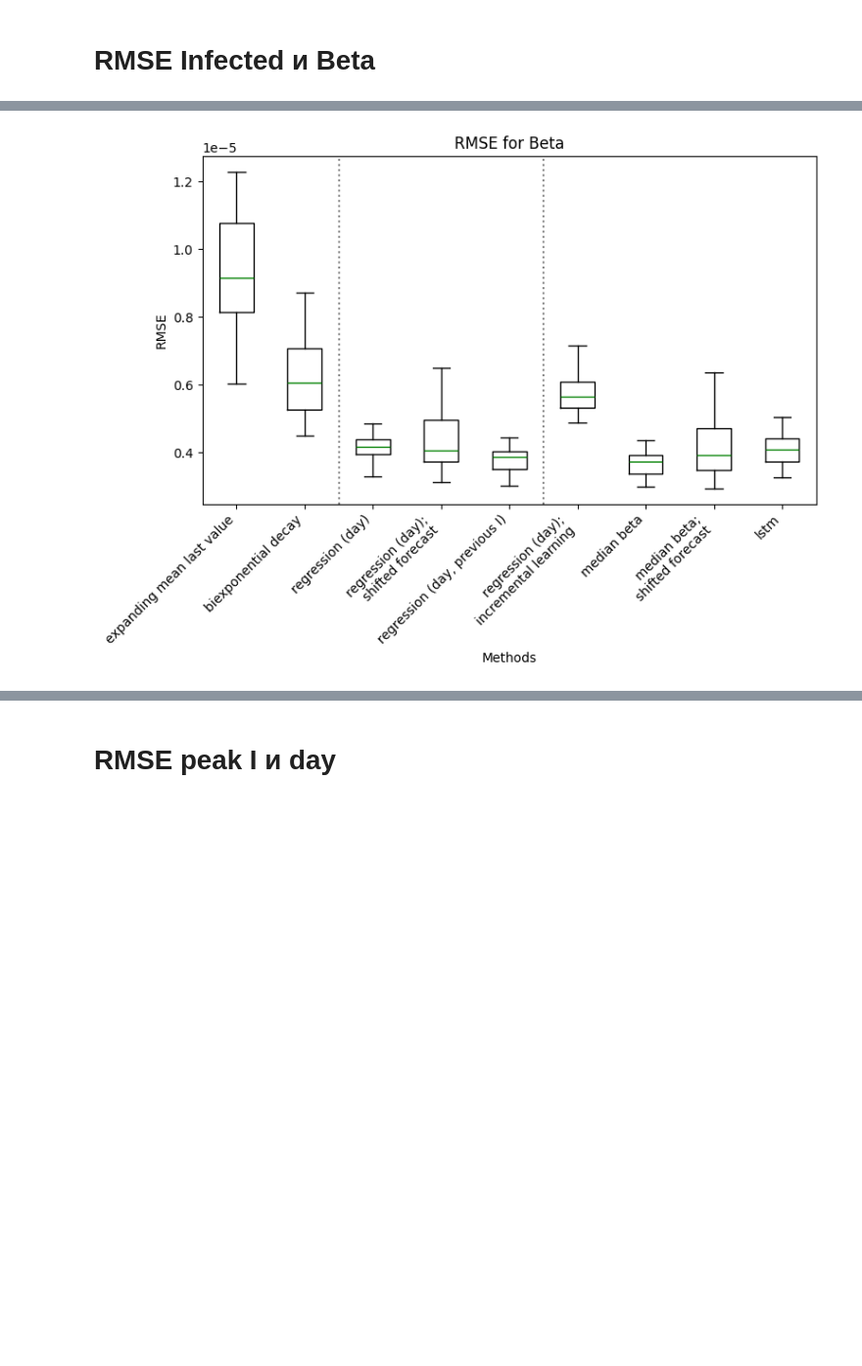
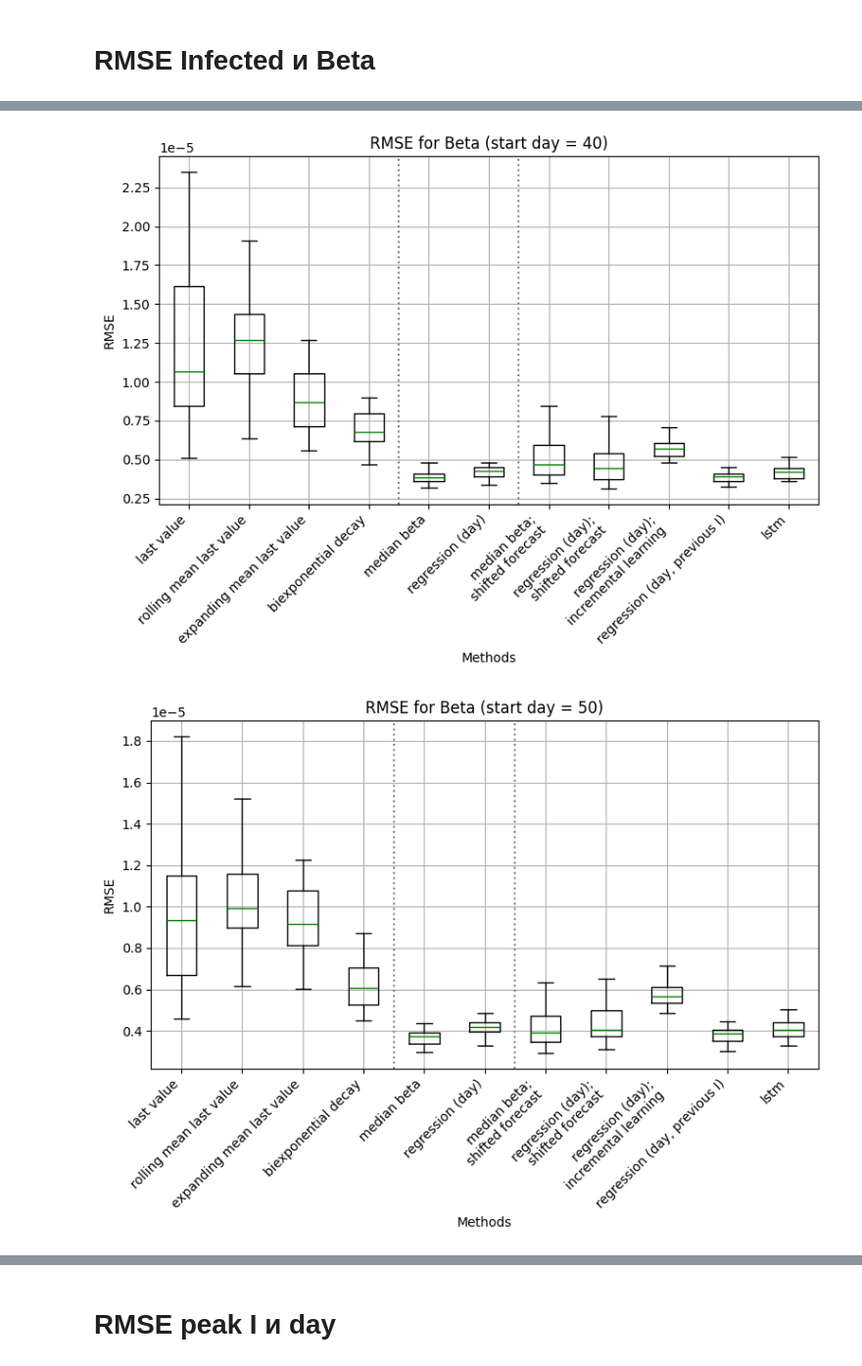
Before and after one commit to vnleonenko/Network_hybrid, a Jupyter notebook: plot_methods.ipynb, the cells around one changed output, grey strips where cells are left out. Shown at 98% size. Cells and saved outputs as stored; diff of their text form; code cells hidden in the pictures; blank space fills up the shorter version.

```diff
--- a/plot_methods.ipynb
+++ b/plot_methods.ipynb
@@ -749,30 +769,29 @@ plt.show()
 # %%
-# Загрузка данных из CSV
-rmse_df = pd.read_csv('rmse_Beta_results.csv')
+for day in days:
+    # Загрузка данных из CSV
+    rmse_df = pd.read_csv(f'RMSE/rmse_Beta_results_{day}_start.csv')
 
-# changing order and dropping expanding mean
-rmse_df = rmse_df[methods]
+    # Создание боксплота
+    plt.figure(figsize=(8,6))  # Установка размера графика
+    box = plt.boxplot(rmse_df, showfliers=False, medianprops=dict(color='green'))
 
-# Создание боксплота
-plt.figure(figsize=(8,6))  # Установка размера графика
-box = plt.boxplot(rmse_df, showfliers=False, medianprops=dict(color='green'))
+    # Настройка заголовка и меток
+    plt.title(f'RMSE for Beta (start day = {day})')
+    plt.xlabel('Methods')
+    plt.ylabel('RMSE')
 
+    # Поворот меток по оси X для лучшей читаемости
+    plt.xticks(ticks=np.arange(1, rmse_df.shape[1]+1),
+            labels=methods, rotation=45, ha='right')
 
-# Настройка заголовка и меток
-plt.title('RMSE for Beta')
-plt.xlabel('Methods')
-plt.ylabel('RMSE')
+    plt.axvline(4.5, ls=':', color='gray')
+    plt.axvline(6.5, ls=':', color='gray')
 
-# Поворот меток по оси X для лучшей читаемости
-plt.xticks(ticks=np.arange(1, rmse_df.shape[1]+1),
-           labels=methods, rotation=45, ha='right')
-
-plt.axvline(2.5, ls=':', color='gray')
-plt.axvline(5.5, ls=':', color='gray')
-
-# Показать график
-plt.tight_layout()  # Автоматическая настройка отступов
-plt.savefig('rmse_Beta_boxplot.pdf', format='pdf', dpi=300, bbox_inches='tight')
-plt.show()
+    # Показать график
+    plt.tight_layout()  # Автоматическая настройка отступов
+    plt.savefig(f'RMSE/rmse_Beta_boxplot_{day}_start.pdf', format='pdf', dpi=300, bbox_inches='tight')
+    plt.grid()
+    plt.show()
 # %% [output]
-[figure, old version]
+[figure, new version]
+[figure, added]
```
Also changed, not shown: parts of 18 cells of this notebook, 20 other files.
